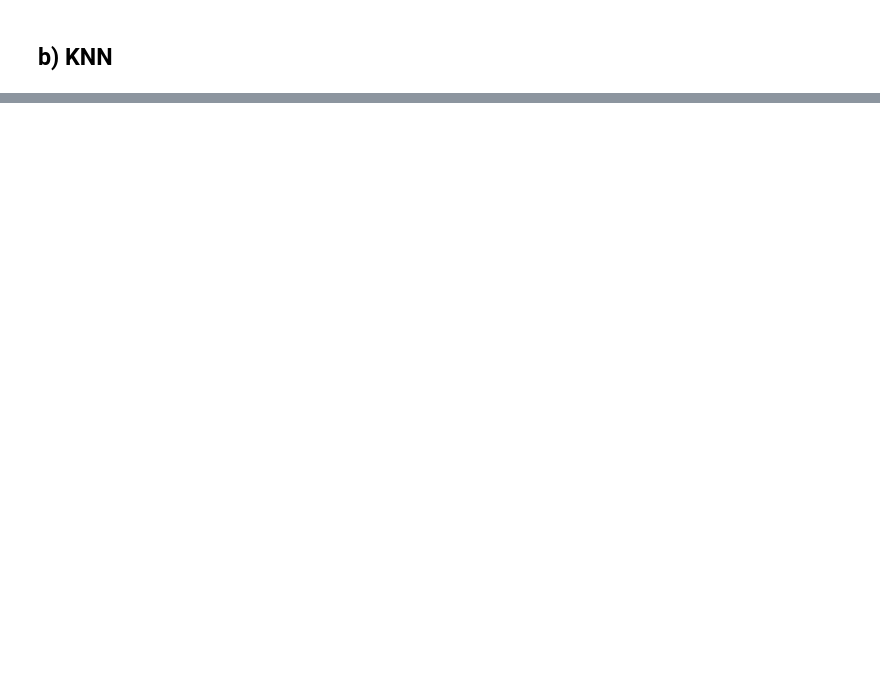
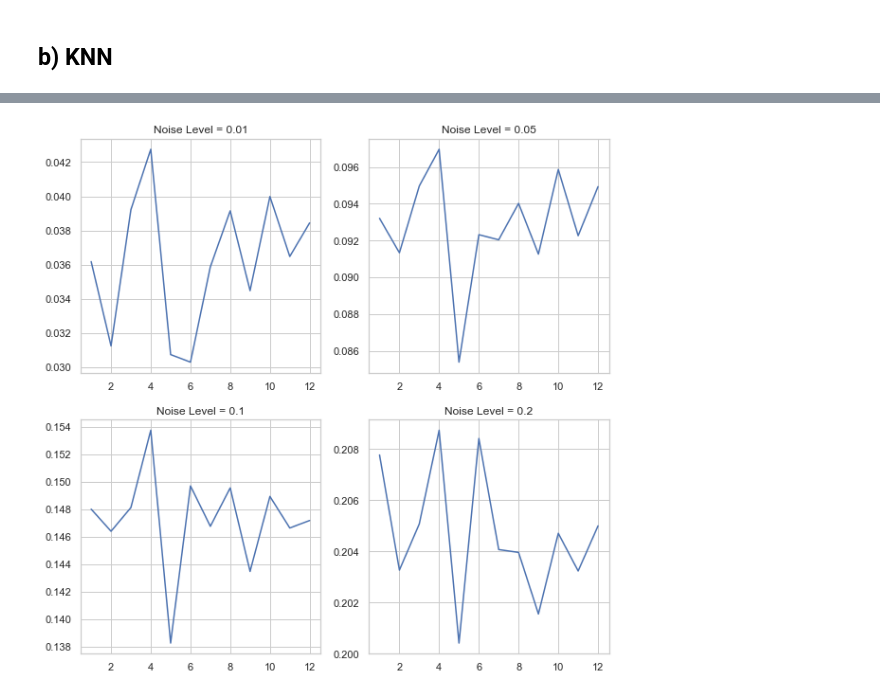
Before and after one commit to kylemjonesislanders/md-anderson, a Jupyter notebook: spectral-unmixing/simulation_experiment.ipynb, the cells around one changed output, grey strips where cells are left out. Saved outputs shown, nothing was run; the diff lists cells and outputs as text; code cells hidden in the pictures; blank space fills up the shorter version.

```diff
--- a/spectral-unmixing/simulation_experiment.ipynb
+++ b/spectral-unmixing/simulation_experiment.ipynb
@@ -617,0 +701,37 @@ plt.show()
+# %%
+# Average rmse for each noise level, by model value
+
+## Condense to 1 value per unique noise_level-model value
+avg_results = []
+noise_levels = [0, 0.01, 0.05, 0.1, 0.2]
+models = [1,2,3,4,5,6,7,8,9,10,11,12]
+for noise_level in noise_levels:
+    for model_num in models:
+        dat_temp = results.loc[(results['noise_level']==noise_level)&\
+                               (results['model_num']==model_num)].copy()
+        dat_temp.reset_index(inplace=True, drop=True)
+        mean_val = np.mean(dat_temp['avg_rmse'].values)
+        avg_results.append([noise_level, model_num, mean_val])
+avg_results = pd.DataFrame(avg_results,
+                           columns=['noise_level', 'model_num', 'mean_val'])
+
+# Plot
+fig, axs = plt.subplots(2, 2, figsize = (10,10))
+# Noise Level 0.01
+dat_temp = avg_results.loc[avg_results['noise_level']==0.01].copy()
+axs[0, 0].plot(dat_temp['model_num'], dat_temp['mean_val'])
+axs[0, 0].title.set_text('Noise Level = 0.01')
+# Noise Level 0.05
+dat_temp = avg_results.loc[avg_results['noise_level']==0.05].copy()
+axs[0, 1].plot(dat_temp['model_num'], dat_temp['mean_val'])
+axs[0, 1].title.set_text('Noise Level = 0.05')
+# Noise Level 0.1
+dat_temp = avg_results.loc[avg_results['noise_level']==0.1].copy()
+axs[1, 0].plot(dat_temp['model_num'], dat_temp['mean_val'])
+axs[1, 0].title.set_text('Noise Level = 0.1')
+# Noise Level 0.2
+dat_temp = avg_results.loc[avg_results['noise_level']==0.2].copy()
+axs[1, 1].plot(dat_temp['model_num'], dat_temp['mean_val'])
+axs[1, 1].title.set_text('Noise Level = 0.2')
+# %% [output]
+[figure, added]
```
Also changed, not shown: parts of 10 cells of this notebook.
